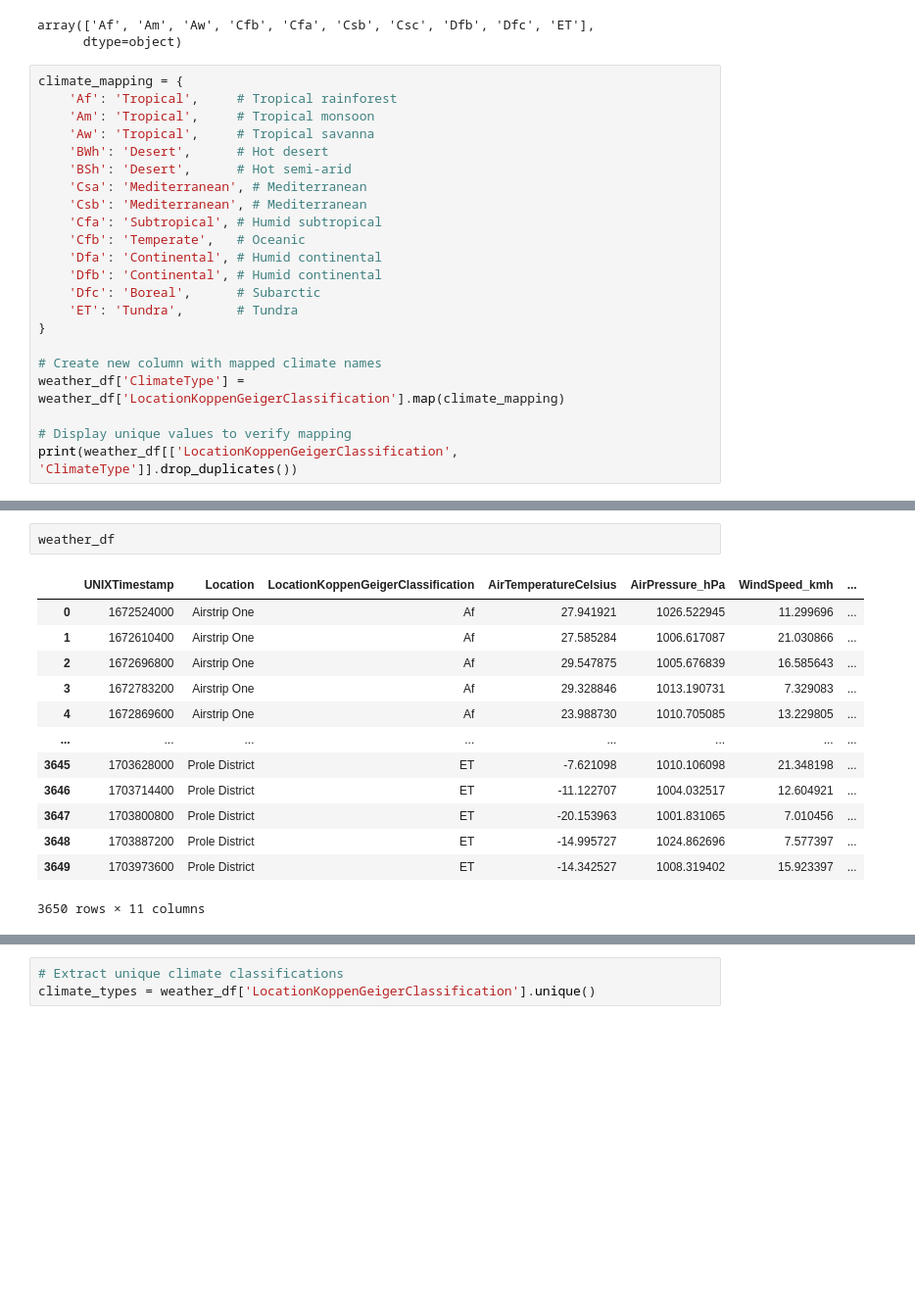
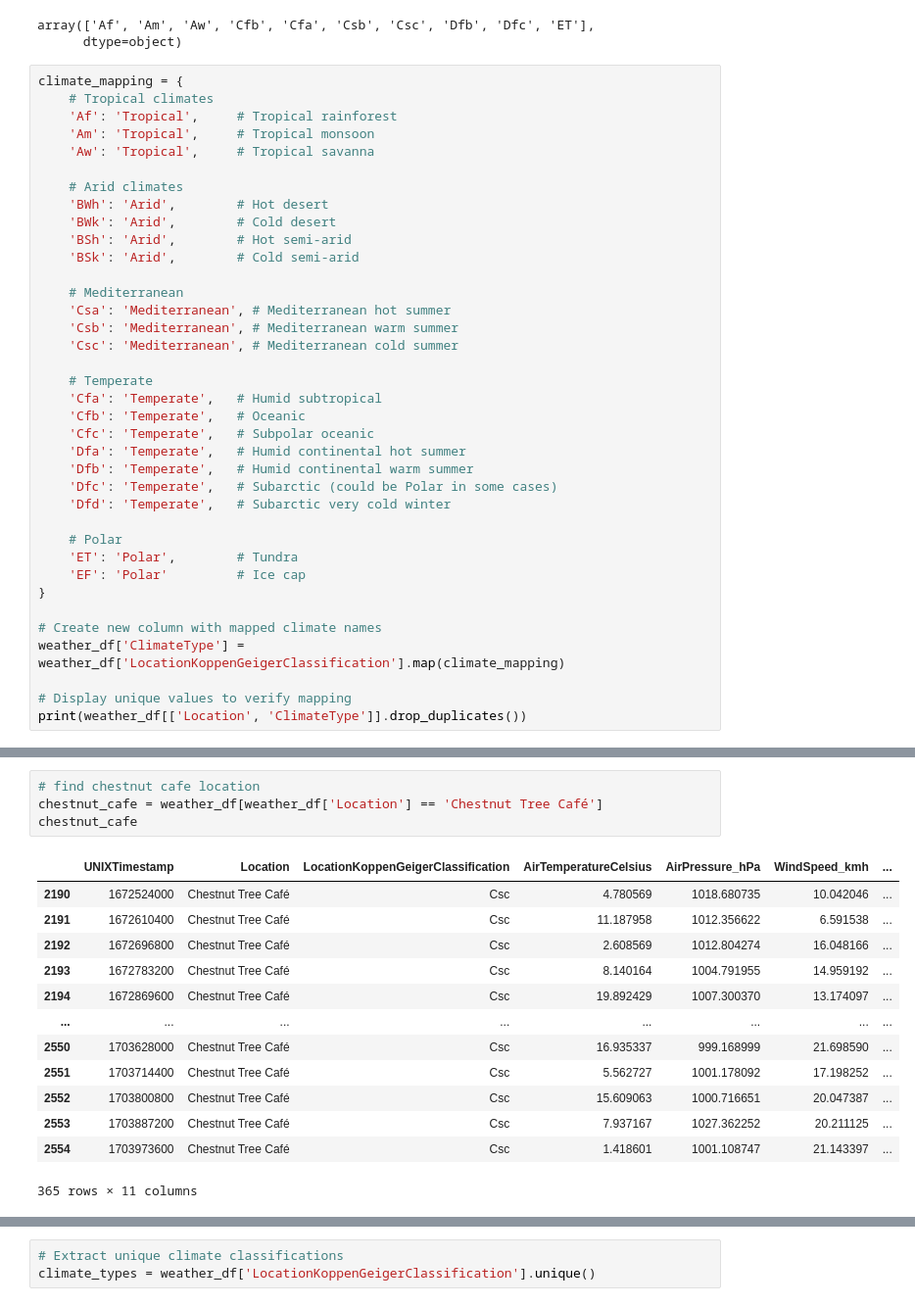
Before and after one commit to pabloDeputter/Hackaton-ae-2025, a Jupyter notebook: backend/src/weather_plants.ipynb, the cells around one changed output, grey strips where cells are left out. Shown at 98% size. Drawn from its saved outputs; the diff is of its cells as text; blank space fills up the shorter version.

```diff
--- a/backend/src/weather_plants.ipynb
+++ b/backend/src/weather_plants.ipynb
@@ -49,24 +49,39 @@ array(['Af', 'Am', 'Aw', 'Cfb', 'Cfa', 'Csb', 'Csc', 'Dfb', 'Dfc', 'ET'],
       dtype=object)
 # %%
 climate_mapping = {
+    # Tropical climates
     'Af': 'Tropical',     # Tropical rainforest
     'Am': 'Tropical',     # Tropical monsoon
     'Aw': 'Tropical',     # Tropical savanna
-    'BWh': 'Desert',      # Hot desert
-    'BSh': 'Desert',      # Hot semi-arid
-    'Csa': 'Mediterranean', # Mediterranean
-    'Csb': 'Mediterranean', # Mediterranean
-    'Cfa': 'Subtropical', # Humid subtropical
+
+    # Arid climates
+    'BWh': 'Arid',        # Hot desert
+    'BWk': 'Arid',        # Cold desert
+    'BSh': 'Arid',        # Hot semi-arid
+    'BSk': 'Arid',        # Cold semi-arid
+
+    # Mediterranean
+    'Csa': 'Mediterranean', # Mediterranean hot summer
+    'Csb': 'Mediterranean', # Mediterranean warm summer
+    'Csc': 'Mediterranean', # Mediterranean cold summer
+
+    # Temperate
+    'Cfa': 'Temperate',   # Humid subtropical
     'Cfb': 'Temperate',   # Oceanic
-    'Dfa': 'Continental', # Humid continental
-    'Dfb': 'Continental', # Humid continental
-    'Dfc': 'Boreal',      # Subarctic
-    'ET': 'Tundra',       # Tundra
+    'Cfc': 'Temperate',   # Subpolar oceanic
+    'Dfa': 'Temperate',   # Humid continental hot summer
+    'Dfb': 'Temperate',   # Humid continental warm summer
+    'Dfc': 'Temperate',   # Subarctic (could be Polar in some cases)
+    'Dfd': 'Temperate',   # Subarctic very cold winter
+
+    # Polar
+    'ET': 'Polar',        # Tundra
+    'EF': 'Polar'         # Ice cap
 }
 
 # Create new column with mapped climate names
 weather_df['ClimateType'] = weather_df['LocationKoppenGeigerClassification'].map(climate_mapping)
 
 # Display unique values to verify mapping
-print(weather_df[['LocationKoppenGeigerClassification', 'ClimateType']].drop_duplicates())
+print(weather_df[['Location', 'ClimateType']].drop_duplicates())
 # %% [output]
@@ -84,19 +99,21 @@ print(weather_df[['LocationKoppenGeigerClassification', 'ClimateType']].drop_dup
-# %%
-weather_df
-# %% [output]
-|  | UNIXTimestamp | Location | LocationKoppenGeigerClassification | AirTemperatureCelsius | AirPressure_hPa | WindSpeed_kmh | ... |
-| 0 | 1672524000 | Airstrip One | Af | 27.941921 | 1026.522945 | 11.299696 | ... |
-| 1 | 1672610400 | Airstrip One | Af | 27.585284 | 1006.617087 | 21.030866 | ... |
-| 2 | 1672696800 | Airstrip One | Af | 29.547875 | 1005.676839 | 16.585643 | ... |
-| 3 | 1672783200 | Airstrip One | Af | 29.328846 | 1013.190731 | 7.329083 | ... |
-| 4 | 1672869600 | Airstrip One | Af | 23.988730 | 1010.705085 | 13.229805 | ... |
-| ... | ... | ... | ... | ... | ... | ... | ... |
-| 3645 | 1703628000 | Prole District | ET | -7.621098 | 1010.106098 | 21.348198 | ... |
-| 3646 | 1703714400 | Prole District | ET | -11.122707 | 1004.032517 | 12.604921 | ... |
-| 3647 | 1703800800 | Prole District | ET | -20.153963 | 1001.831065 | 7.010456 | ... |
-| 3648 | 1703887200 | Prole District | ET | -14.995727 | 1024.862696 | 7.577397 | ... |
-| 3649 | 1703973600 | Prole District | ET | -14.342527 | 1008.319402 | 15.923397 | ... |
-3650 rows × 11 columns
+# %%
+# find chestnut cafe location
+chestnut_cafe = weather_df[weather_df['Location'] == 'Chestnut Tree Café']
+chestnut_cafe
+# %% [output]
+|  | UNIXTimestamp | Location | LocationKoppenGeigerClassification | AirTemperatureCelsius | AirPressure_hPa | WindSpeed_kmh | ... |
+| 2190 | 1672524000 | Chestnut Tree Café | Csc | 4.780569 | 1018.680735 | 10.042046 | ... |
+| 2191 | 1672610400 | Chestnut Tree Café | Csc | 11.187958 | 1012.356622 | 6.591538 | ... |
+| 2192 | 1672696800 | Chestnut Tree Café | Csc | 2.608569 | 1012.804274 | 16.048166 | ... |
+| 2193 | 1672783200 | Chestnut Tree Café | Csc | 8.140164 | 1004.791955 | 14.959192 | ... |
+| 2194 | 1672869600 | Chestnut Tree Café | Csc | 19.892429 | 1007.300370 | 13.174097 | ... |
+| ... | ... | ... | ... | ... | ... | ... | ... |
+| 2550 | 1703628000 | Chestnut Tree Café | Csc | 16.935337 | 999.168999 | 21.698590 | ... |
+| 2551 | 1703714400 | Chestnut Tree Café | Csc | 5.562727 | 1001.178092 | 17.198252 | ... |
+| 2552 | 1703800800 | Chestnut Tree Café | Csc | 15.609063 | 1000.716651 | 20.047387 | ... |
+| 2553 | 1703887200 | Chestnut Tree Café | Csc | 7.937167 | 1027.362252 | 20.211125 | ... |
+| 2554 | 1703973600 | Chestnut Tree Café | Csc | 1.418601 | 1001.108747 | 21.143397 | ... |
+365 rows × 11 columns
 # %%
 # Get unique locations and their climate types
 locations = weather_df[['Location', 'ClimateType']].drop_duplicates()
```
Also changed, not shown: parts of 9 cells of this notebook, 6 other files.
